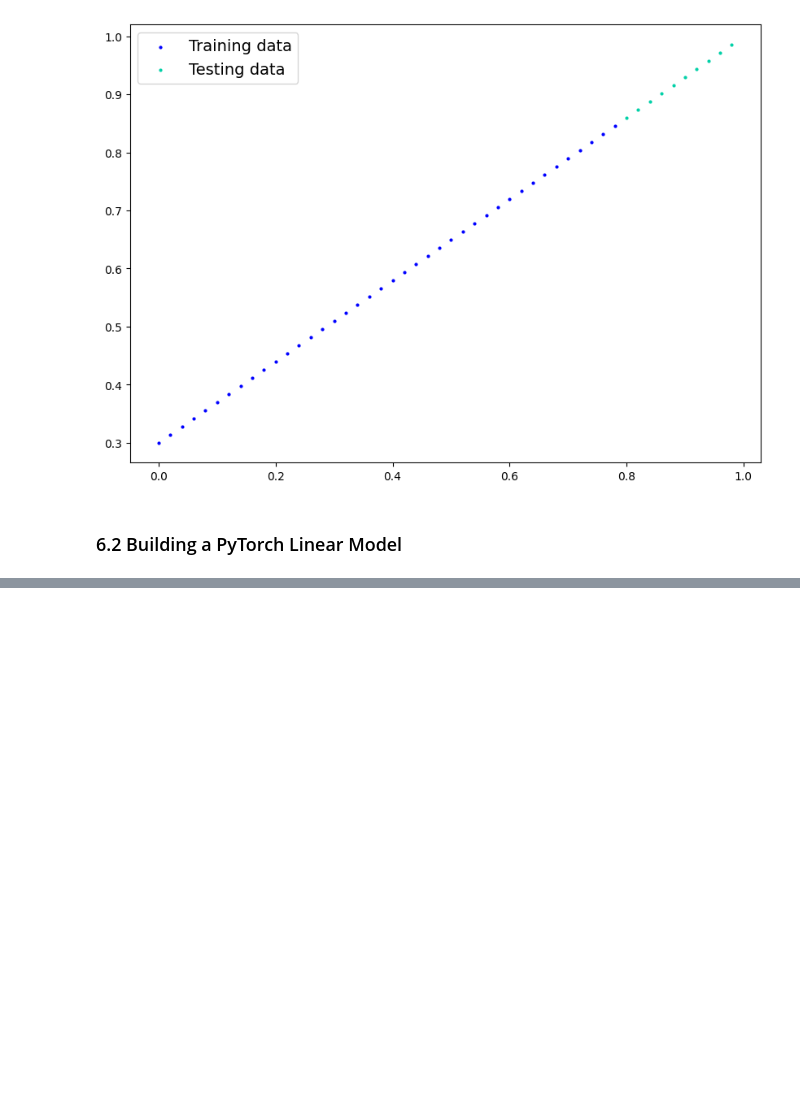
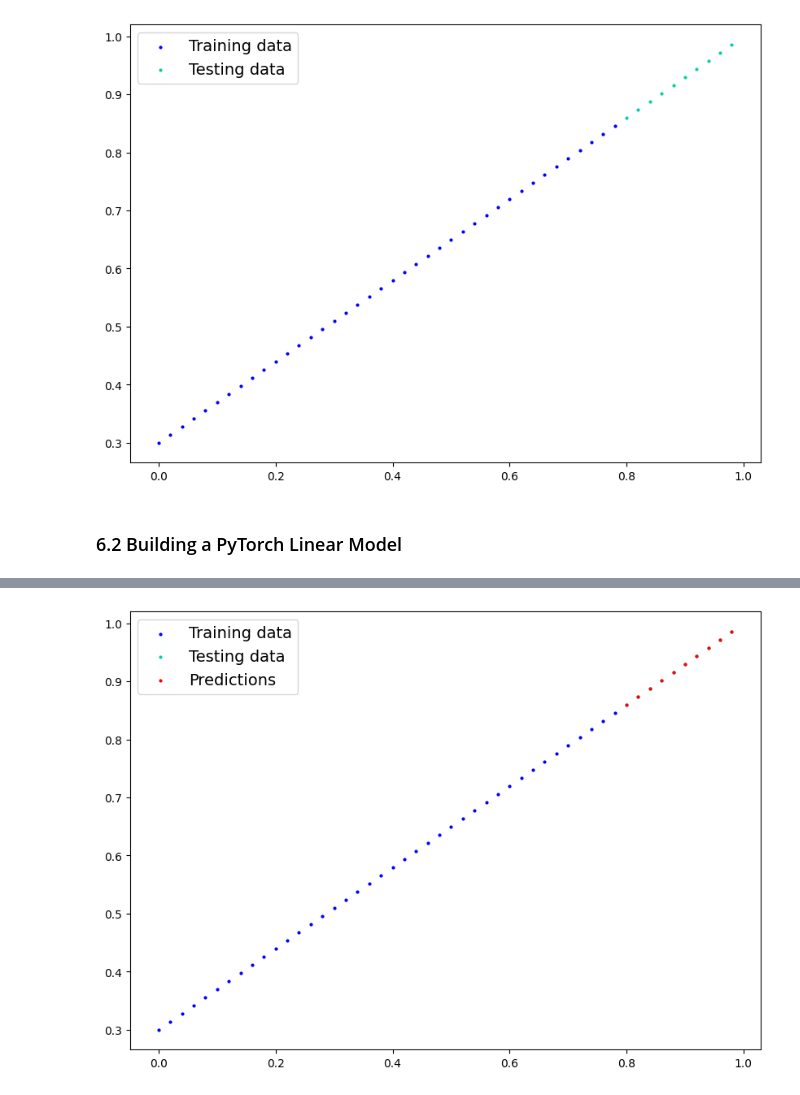
Before and after one commit to ReImage-CollegeProject/Learn_PyTorch, a Jupyter notebook: 01_PyTorch_Workflow.ipynb, the cells around one changed output, grey strips where cells are left out. Saved outputs shown, nothing was run; the diff lists cells and outputs as text; code cells hidden in the pictures; blank space fills up the shorter version.

Commit message:
PyTorch Workflow final - from YouTube video

```diff
--- a/01_PyTorch_Workflow.ipynb
+++ b/01_PyTorch_Workflow.ipynb
@@ -792,11 +796,3 @@ plot_predictions(X_train, y_train, X_test, y_test)
 [figure]
 # %% [markdown]
 ### 6.2 Building a PyTorch Linear Model
-# %%
-# create a linear model by subclassing `nn.Module`
-class LinearRegressionModelv2(nn.Module):
-  def __init__():
-    super().__init__()
-    # Use `nn.Linear` for creating the parameters for the Linear Moel
-    self.linear_layer = nn.Linear(in_features=1,
-                                  out_featueres=1)
@@ -802,0 +866,7 @@ class LinearRegressionModelv2(nn.Module):
+# %%
+# Setup the loss function
+loss_fn = nn.L1Loss()     # same as MAE(Mean Absolute Error)
+
+
+# Setup our optimizer
+optimizer = torch.optim.SGD( params=model_1.parameters(), lr=0.01)   # Stochastic Gradient Descent
@@ -802,0 +959,10 @@ class LinearRegressionModelv2(nn.Module):
+# %%
+#  Turn the model into evaluation mode
+model_1.eval()      # <- every time we are making prediction or inference we want our model to be in eval mode
+
+# Make the prediction on the test data = it means drawing inference from the trained model
+# by providing the test data
+with torch.inference_mode():
+  y_preds = model_1(X_test)
+
+y_preds
@@ -802,0 +980,5 @@ class LinearRegressionModelv2(nn.Module):
+# %%
+# check out our model predictions visually
+plot_predictions(predictions=y_preds)
+# %% [output]
+[figure, added]
```
Also changed, not shown: parts of 25 cells of this notebook.
